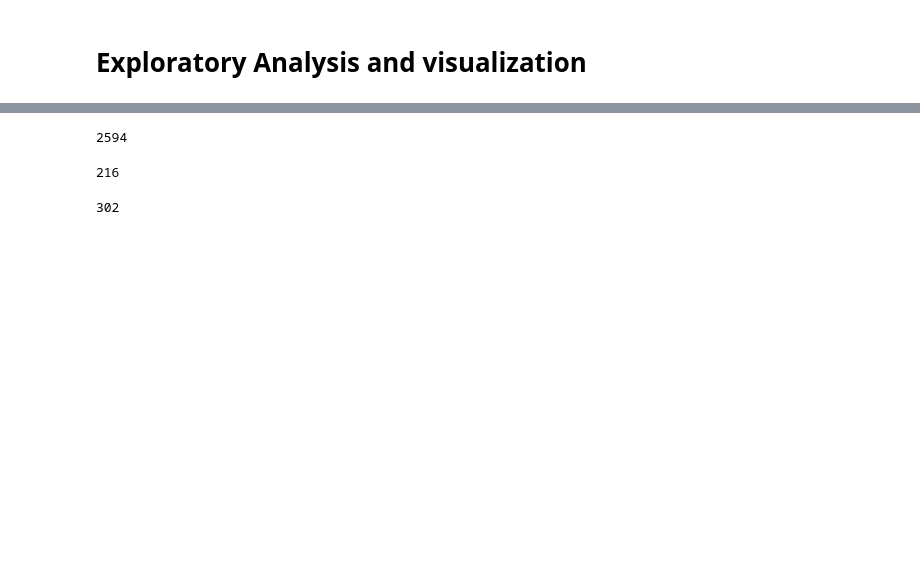
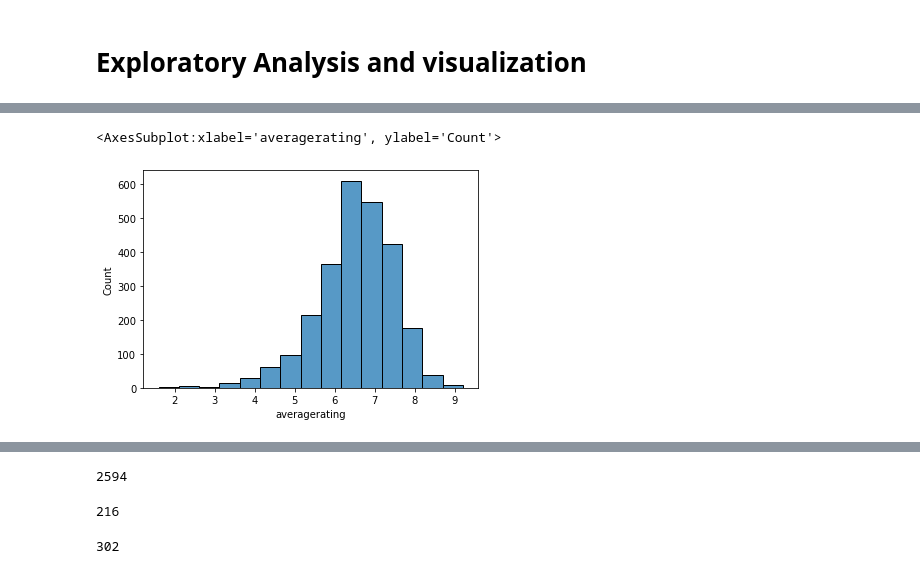
Before and after one commit to HKwirikia/dsc-phase-1-project-v2-4, a Jupyter notebook: student.ipynb, the cells around one changed output, grey strips where cells are left out. Saved outputs shown, nothing was run; the diff lists cells and outputs as text; code cells hidden in the pictures; blank space fills up the shorter version.

```diff
--- a/student.ipynb
+++ b/student.ipynb
@@ -624,0 +662,5 @@ Index(['movie_id', 'primary_title', 'original_title', 'start_year',
+# %%
+sns.histplot(df.averagerating, bins = 15)
+# %% [output]
+<AxesSubplot:xlabel='averagerating', ylabel='Count'>
+[figure, added]
```
Also changed, not shown: parts of 17 cells of this notebook.
